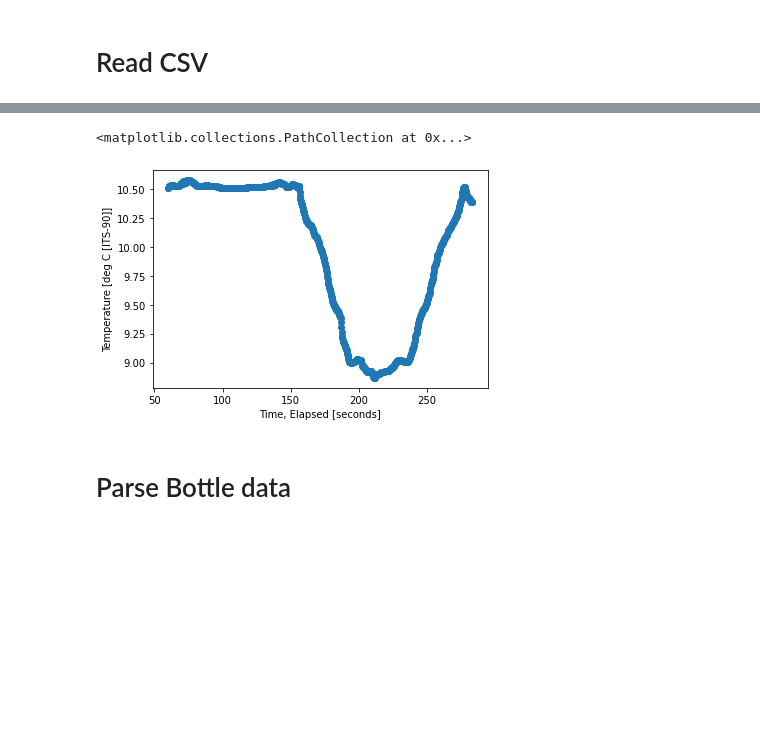
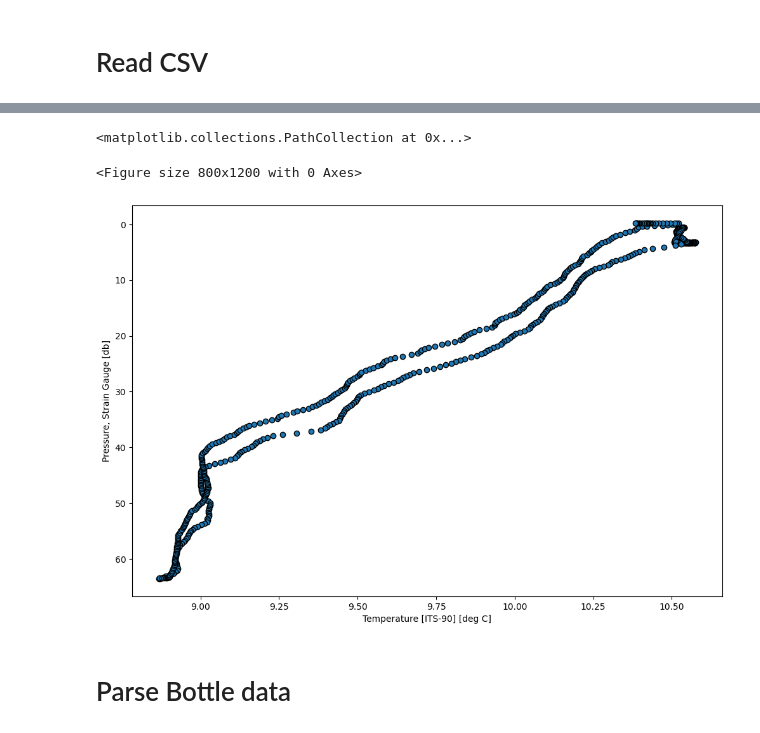
Before and after one commit to cioos-siooc/ocean-data-parser, a Jupyter notebook: notebooks/seabird_cnv_and_btl_parser_example.ipynb, the cells around one changed output, grey strips where cells are left out. Drawn from its saved outputs; the diff is of its cells as text; code cells hidden in the pictures; blank space fills up the shorter version.

```diff
--- a/notebooks/seabird_cnv_and_btl_parser_example.ipynb
+++ b/notebooks/seabird_cnv_and_btl_parser_example.ipynb
@@ -78,8 +56,12 @@ Data variables: (12/13)
-# %%
-ds_csv.plot.scatter(x='timeS',y='tv290C')
-# %% [output]
-<matplotlib.collections.PathCollection at 0x...>
-[figure, removed]
+# %%
+fig = plt.figure(figsize=(8, 12))
+ds_csv.plot.scatter(
+    x="tv290C", y="prdM", figsize=(12, 8), edgecolor="black", yincrease=False
+)
+# %% [output]
+<matplotlib.collections.PathCollection at 0x...>
+<Figure size 800x1200 with 0 Axes>
+[figure, added]
 # %% [markdown]
 # Parse Bottle data
 # %%
```
Also changed, not shown: parts of 9 cells of this notebook, 2 other files.
